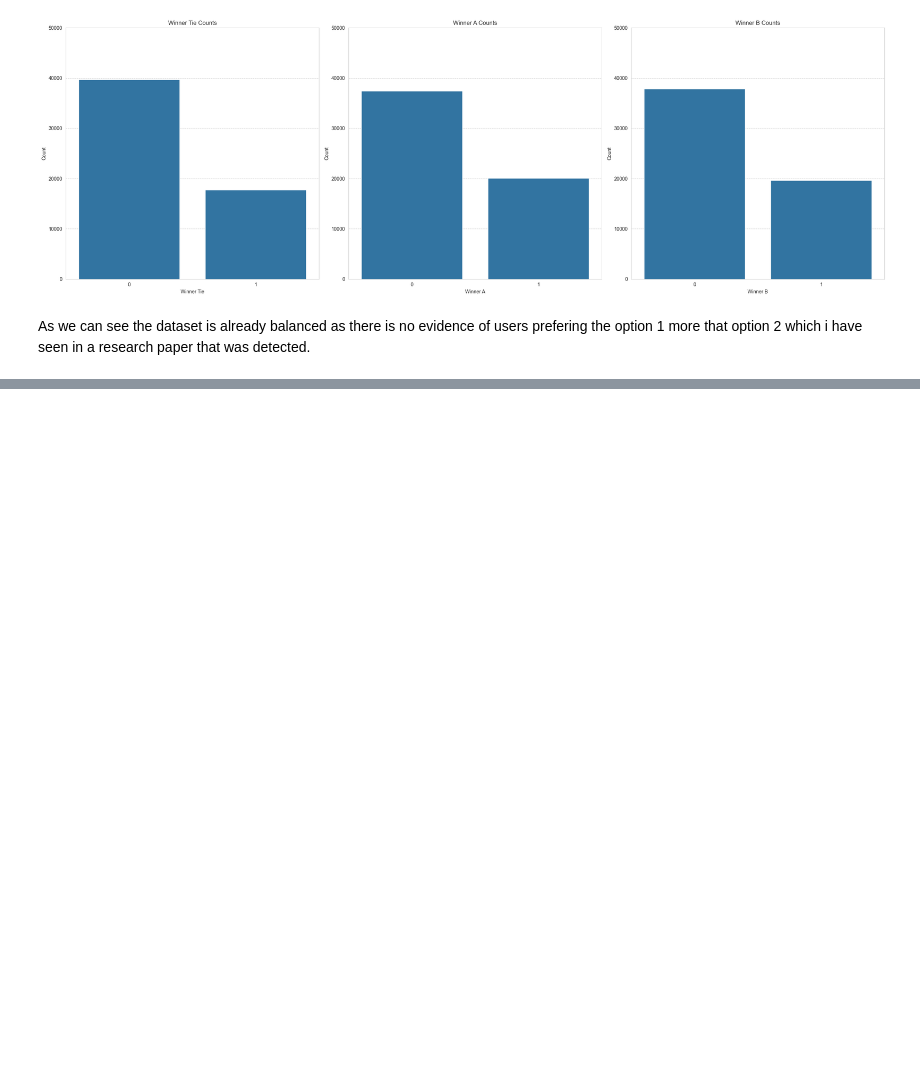
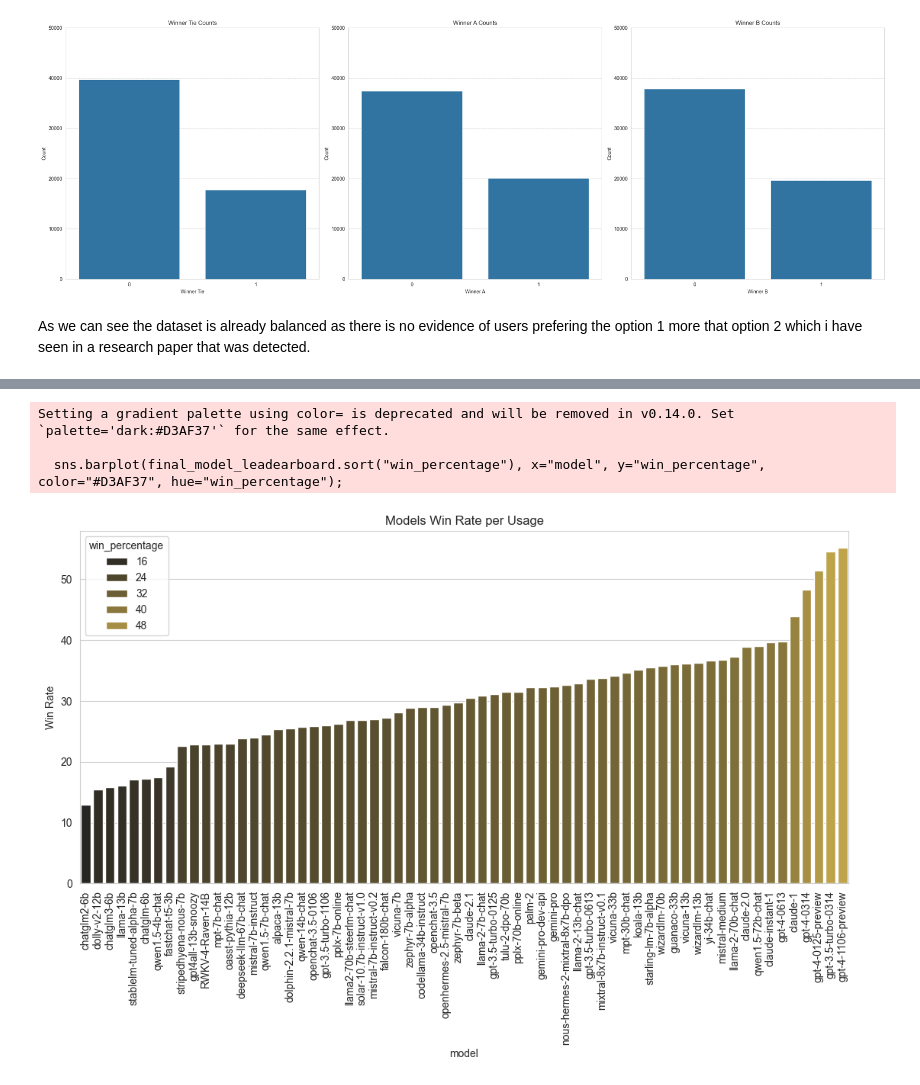
Before and after one commit to VasilisMpletsos/LLM_Preference_Arena_Kaggle, a Jupyter notebook: src/notebooks/1.Explore Dataset.ipynb, the cells around one changed output, grey strips where cells are left out. Drawn from its saved outputs; the diff is of its cells as text; code cells hidden in the pictures; blank space fills up the shorter version.

```diff
--- a/src/notebooks/1.Explore Dataset.ipynb
+++ b/src/notebooks/1.Explore Dataset.ipynb
@@ -77,0 +103,18 @@ df.with_columns(
+# %%
+final_model_leadearboard = models_used_df.join(winners, left_on="model", right_on="final_winner", suffix="_wins")
+# %%
+final_model_leadearboard = final_model_leadearboard.with_columns(
+    ((pl.col("count_wins")/pl.col("count"))*100).alias("win_percentage")
+)
+# %%
+plt.figure(figsize=(13,6))
+sns.barplot(final_model_leadearboard.sort("win_percentage"), x="model", y="win_percentage", color="#D3AF37", hue="win_percentage");
+plt.title("Models Win Rate per Usage");
+plt.ylabel("Win Rate")
+plt.xticks(rotation=90);
+plt.show()
+# %% [output]
+Setting a gradient palette using color= is deprecated and will be removed in v0.14.0. Set `palette='dark:#D3AF37'` for the same effect.
+
+  sns.barplot(final_model_leadearboard.sort("win_percentage"), x="model", y="win_percentage", color="#D3AF37", hue="win_percentage");
+[figure, added]
```
Also changed, not shown: parts of 10 cells of this notebook, 4 other files.
